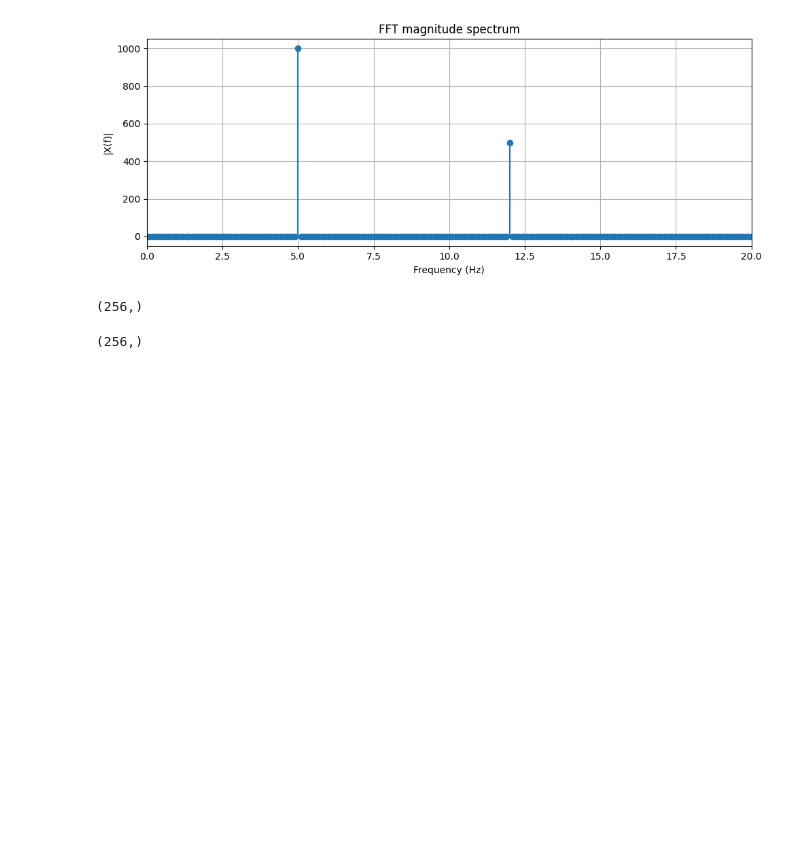
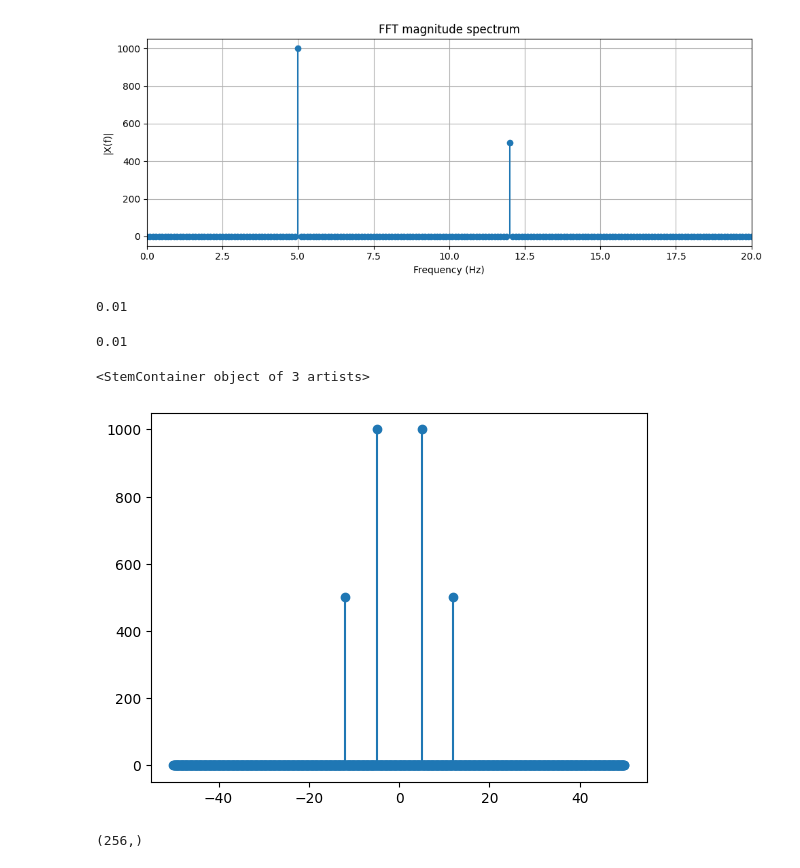
Before and after one commit to emgeolab/geol-4810, a Jupyter notebook: notebooks/fft.ipynb, the cells around one changed output. Drawn from its saved outputs; the diff is of its cells as text; code cells hidden in the pictures; blank space fills up the shorter version.

```diff
--- a/notebooks/fft.ipynb
+++ b/notebooks/fft.ipynb
@@ -52,10 +52,19 @@ plt.show()
 # %% [output]
 [figure]
 [figure]
+# %%
+print (s)
+# %% [output]
+0.01
+# %%
+0.01
+# %% [output]
+0.01
 # %%
-fn = 1./
+plt.stem(freq, np.abs(X), basefmt=" ")
 # %% [output]
-(256,)
+<StemContainer object of 3 artists>
+[figure, added]
 # %%
 X.shape
 # %% [output]
```
Also changed, not shown: 2 other files.
